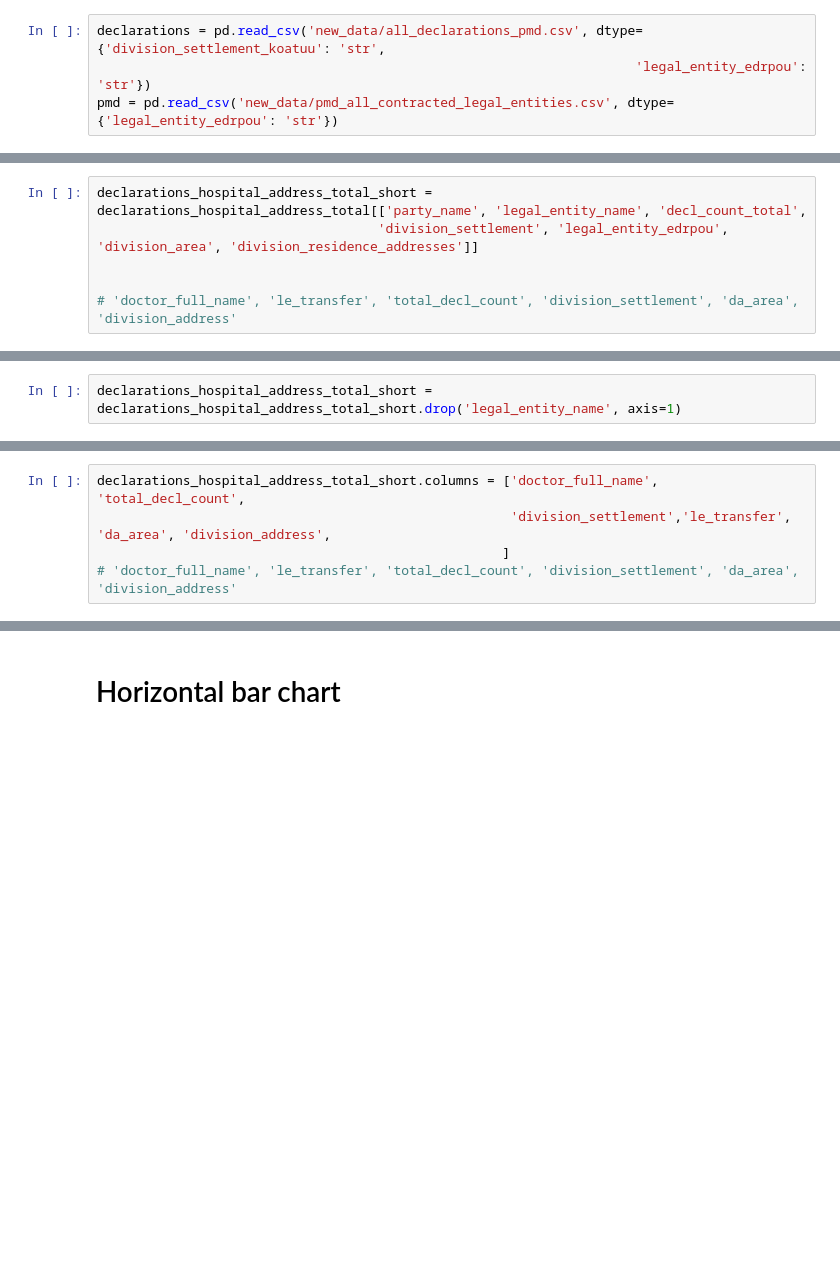
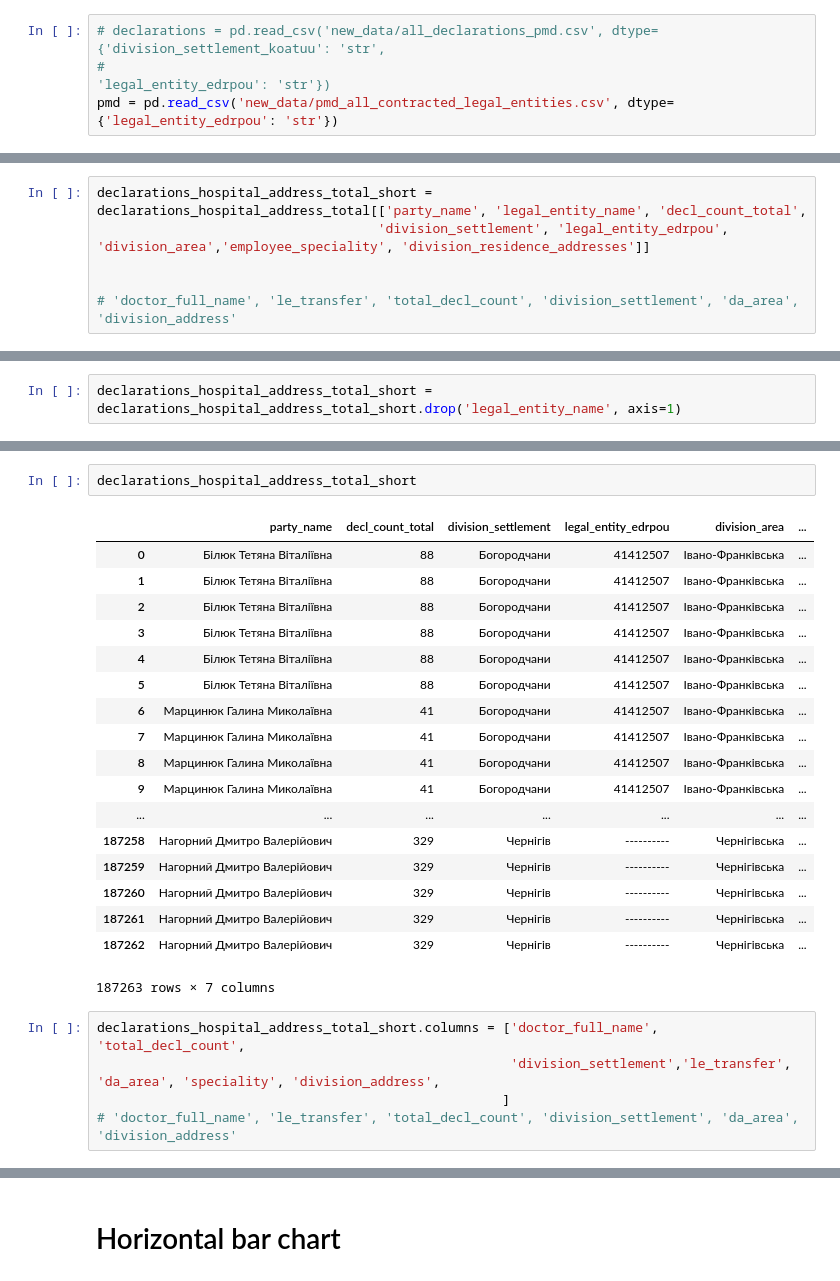
Before and after one commit to ptrBodnar/medical_data, a Jupyter notebook: final_data_processing.ipynb, the cells around one changed output, grey strips where cells are left out. Saved outputs shown, nothing was run; the diff lists cells and outputs as text; blank space fills up the shorter version.

```diff
--- a/final_data_processing.ipynb
+++ b/final_data_processing.ipynb
@@ -26,8 +89,8 @@ merged[['division_area', 'ratio']].to_csv('oblast_data.csv')
 # %%
 import pandas as pd
 # %%
-declarations = pd.read_csv('new_data/all_declarations_pmd.csv', dtype={'division_settlement_koatuu': 'str',
-                                                                     'legal_entity_edrpou': 'str'})
+# declarations = pd.read_csv('new_data/all_declarations_pmd.csv', dtype={'division_settlement_koatuu': 'str',
+#                                                                      'legal_entity_edrpou': 'str'})
 pmd = pd.read_csv('new_data/pmd_all_contracted_legal_entities.csv', dtype={'legal_entity_edrpou': 'str'})
 # %%
 declarations.columns
@@ -158,7 +221,7 @@ declarations_hospital_address_total = pd.merge(declarations_hospital_address, de
                                                on=['division_id', 'party_name'], how='left')
 # %%
 declarations_hospital_address_total_short = declarations_hospital_address_total[['party_name', 'legal_entity_name', 'decl_count_total',
-                                    'division_settlement', 'legal_entity_edrpou', 'division_area', 'division_residence_addresses']]
+                                    'division_settlement', 'legal_entity_edrpou', 'division_area','employee_speciality', 'division_residence_addresses']]
 
 
 # 'doctor_full_name', 'le_transfer', 'total_decl_count', 'division_settlement', 'da_area', 'division_address'
@@ -194,5 +309,26 @@ declarations_hospital_address_total_short.columns
+# %%
+declarations_hospital_address_total_short
+# %% [output]
+|  | party_name | decl_count_total | division_settlement | legal_entity_edrpou | division_area | ... |
+| 0 | Білюк Тетяна Віталіївна | 88 | Богородчани | 41412507 | Івано-Франківська | ... |
+| 1 | Білюк Тетяна Віталіївна | 88 | Богородчани | 41412507 | Івано-Франківська | ... |
+| 2 | Білюк Тетяна Віталіївна | 88 | Богородчани | 41412507 | Івано-Франківська | ... |
+| 3 | Білюк Тетяна Віталіївна | 88 | Богородчани | 41412507 | Івано-Франківська | ... |
+| 4 | Білюк Тетяна Віталіївна | 88 | Богородчани | 41412507 | Івано-Франківська | ... |
+| 5 | Білюк Тетяна Віталіївна | 88 | Богородчани | 41412507 | Івано-Франківська | ... |
+| 6 | Марцинюк Галина Миколаївна | 41 | Богородчани | 41412507 | Івано-Франківська | ... |
+| 7 | Марцинюк Галина Миколаївна | 41 | Богородчани | 41412507 | Івано-Франківська | ... |
+| 8 | Марцинюк Галина Миколаївна | 41 | Богородчани | 41412507 | Івано-Франківська | ... |
+| 9 | Марцинюк Галина Миколаївна | 41 | Богородчани | 41412507 | Івано-Франківська | ... |
+| ... | ... | ... | ... | ... | ... | ... |
+| 187258 | Нагорний Дмитро Валерійович | 329 | Чернігів | ---------- | Чернігівська | ... |
+| 187259 | Нагорний Дмитро Валерійович | 329 | Чернігів | ---------- | Чернігівська | ... |
+| 187260 | Нагорний Дмитро Валерійович | 329 | Чернігів | ---------- | Чернігівська | ... |
+| 187261 | Нагорний Дмитро Валерійович | 329 | Чернігів | ---------- | Чернігівська | ... |
+| 187262 | Нагорний Дмитро Валерійович | 329 | Чернігів | ---------- | Чернігівська | ... |
+187263 rows × 7 columns
 # %%
 declarations_hospital_address_total_short.columns = ['doctor_full_name', 'total_decl_count',
-                                                     'division_settlement','le_transfer', 'da_area', 'division_address',
+                                                     'division_settlement','le_transfer', 'da_area', 'speciality', 'division_address',
                                                     ]
 # 'doctor_full_name', 'le_transfer', 'total_decl_count', 'division_settlement', 'da_area', 'division_address'
```
Also changed, not shown: parts of 34 cells of this notebook, 4 other files.
